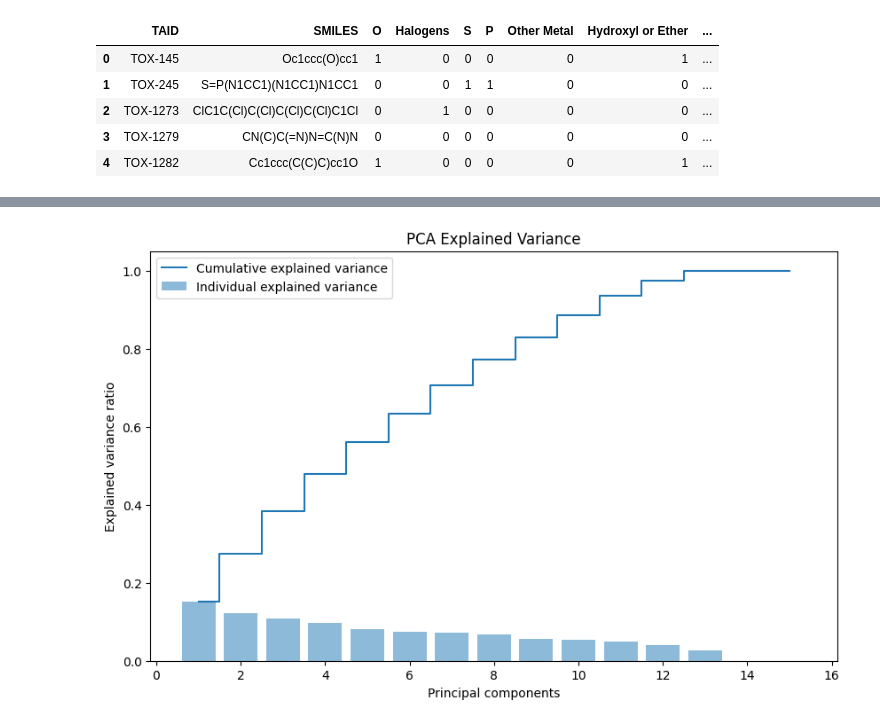
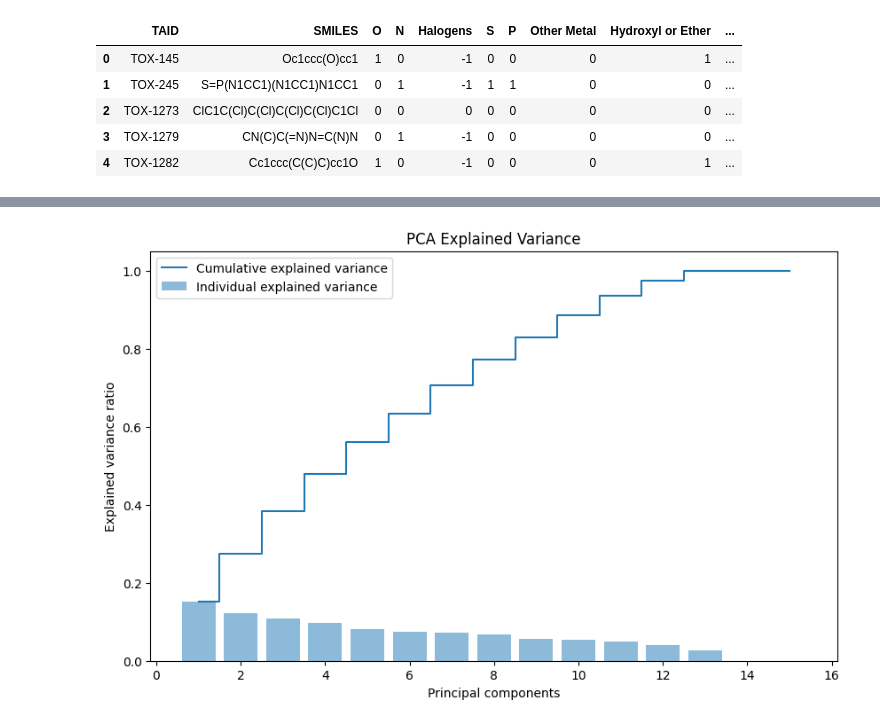
Before and after one commit to muhualiushui/Stat_432_FinalProject, a Jupyter notebook: Classification_Analyze.ipynb, the cells around one changed output, grey strips where cells are left out. Saved outputs shown, nothing was run; the diff lists cells and outputs as text; code cells hidden in the pictures.

Commit message:
add new data

```diff
--- a/Classification_Analyze.ipynb
+++ b/Classification_Analyze.ipynb
@@ -3,12 +3,12 @@ import pandas as pd
 from sklearn.tree import DecisionTreeClassifier, export_text, export_graphviz
 import graphviz
 # %%
-data = pd.read_excel('data/Data_v1_classfication.xlsx')
+data = pd.read_excel('data/Data_simplified_classfication.xlsx')
 data.head()
 # %% [output]
-|  | TAID | SMILES | O | Halogens | S | P | Other Metal | Hydroxyl or Ether | ... |
-| 0 | TOX-145 | Oc1ccc(O)cc1 | 1 | 0 | 0 | 0 | 0 | 1 | ... |
-| 1 | TOX-245 | S=P(N1CC1)(N1CC1)N1CC1 | 0 | 0 | 1 | 1 | 0 | 0 | ... |
-| 2 | TOX-1273 | ClC1C(Cl)C(Cl)C(Cl)C(Cl)C1Cl | 0 | 1 | 0 | 0 | 0 | 0 | ... |
-| 3 | TOX-1279 | CN(C)C(=N)N=C(N)N | 0 | 0 | 0 | 0 | 0 | 0 | ... |
-| 4 | TOX-1282 | Cc1ccc(C(C)C)cc1O | 1 | 0 | 0 | 0 | 0 | 1 | ... |
+|  | TAID | SMILES | O | N | Halogens | S | P | Other Metal | Hydroxyl or Ether | ... |
+| 0 | TOX-145 | Oc1ccc(O)cc1 | 1 | 0 | -1 | 0 | 0 | 0 | 1 | ... |
+| 1 | TOX-245 | S=P(N1CC1)(N1CC1)N1CC1 | 0 | 1 | -1 | 1 | 1 | 0 | 0 | ... |
+| 2 | TOX-1273 | ClC1C(Cl)C(Cl)C(Cl)C(Cl)C1Cl | 0 | 0 | 0 | 0 | 0 | 0 | 0 | ... |
+| 3 | TOX-1279 | CN(C)C(=N)N=C(N)N | 0 | 1 | -1 | 0 | 0 | 0 | 0 | ... |
+| 4 | TOX-1282 | Cc1ccc(C(C)C)cc1O | 1 | 0 | -1 | 0 | 0 | 0 | 1 | ... |
```
Also changed, not shown: parts of 5 cells of this notebook, 5 other files.
